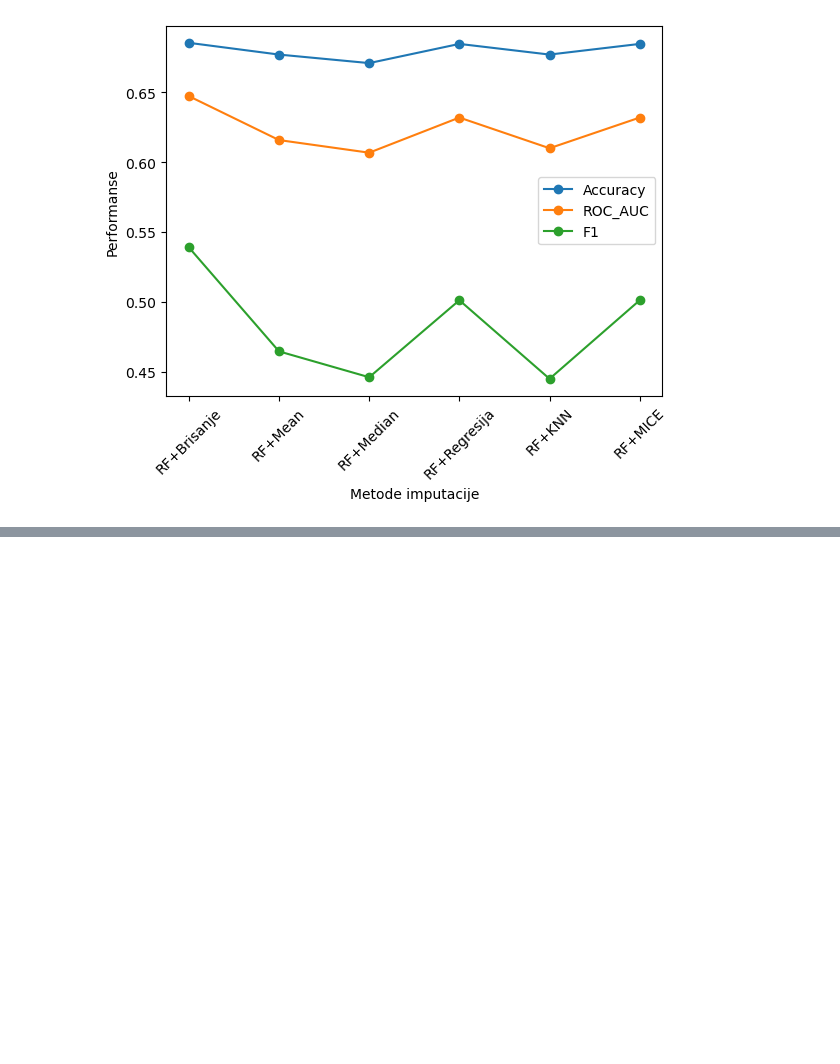
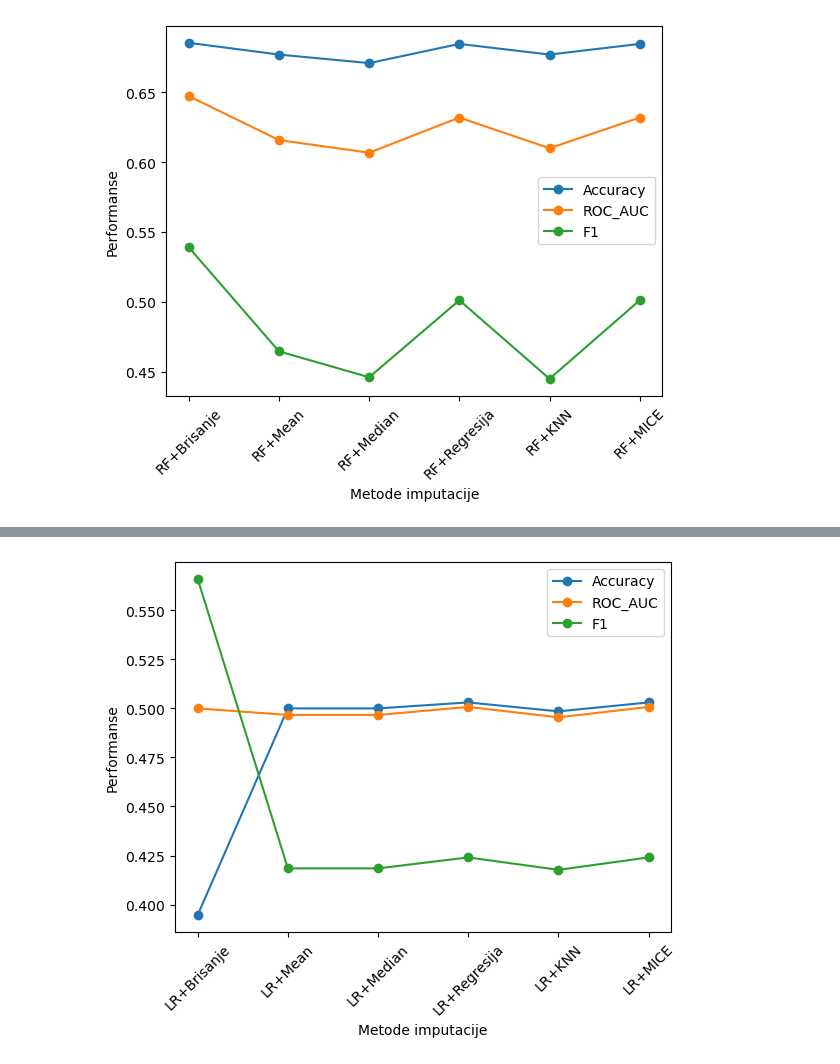
Before and after one commit to StevanGrujic/PrikupljanjeIPredobradaPodataka, a Jupyter notebook: Projekat.ipynb, the cells around one changed output, grey strips where cells are left out. Saved outputs shown, nothing was run; the diff lists cells and outputs as text; code cells hidden in the pictures; blank space fills up the shorter version.

```diff
--- a/Projekat.ipynb
+++ b/Projekat.ipynb
@@ -737,0 +1203,13 @@ plt.show()
+# %%
+pred = model_knn_lr.predict(X_test_knn_std)
+f1 = f1_score(y_test, model_knn_lr.predict(X_test_knn_std))
+auc = roc_auc_score(y_test, model_knn_lr.predict(X_test_knn_std))
+acc = accuracy_score(y_test, model_knn_lr.predict(X_test_knn_std))
+
+accs.append(acc)
+roc_aucs.append(auc)
+f1_mera.append(f1)
+
+print("Kombinovana F mera je : %0.3f" %f1)
+print("Podrucje ispod ROC krive je: %0.3f" %auc)
+print("Accuracy je: %0.3f" %acc)
@@ -737,0 +1232,13 @@ plt.show()
+# %%
+pred = model_mice_lr.predict(X_test_mice_std)
+f1 = f1_score(y_test, model_mice_lr.predict(X_test_mice_std))
+auc = roc_auc_score(y_test, model_mice_lr.predict(X_test_mice_std))
+acc = accuracy_score(y_test, model_mice_lr.predict(X_test_mice_std))
+
+accs.append(acc)
+roc_aucs.append(auc)
+f1_mera.append(f1)
+
+print("Kombinovana F mera je : %0.3f" %f1)
+print("Podrucje ispod ROC krive je: %0.3f" %auc)
+print("Accuracy je: %0.3f" %acc)
@@ -737,0 +1273,13 @@ plt.show()
+# %%
+metode = ['LR+Brisanje', 'LR+Mean', 'LR+Median', 'LR+Regresija', 'LR+KNN', 'LR+MICE']
+
+plt.plot(metode, accs, marker='o', label='Accuracy')
+plt.plot(metode, roc_aucs, marker='o', label='ROC_AUC')
+plt.plot(metode, f1_mera, marker='o', label='F1')
+plt.xlabel("Metode imputacije")
+plt.ylabel("Performanse")
+plt.xticks(rotation=45)
+plt.legend()
+plt.show()
+# %% [output]
+[figure, added]
```
Also changed, not shown: parts of 61 cells of this notebook.
